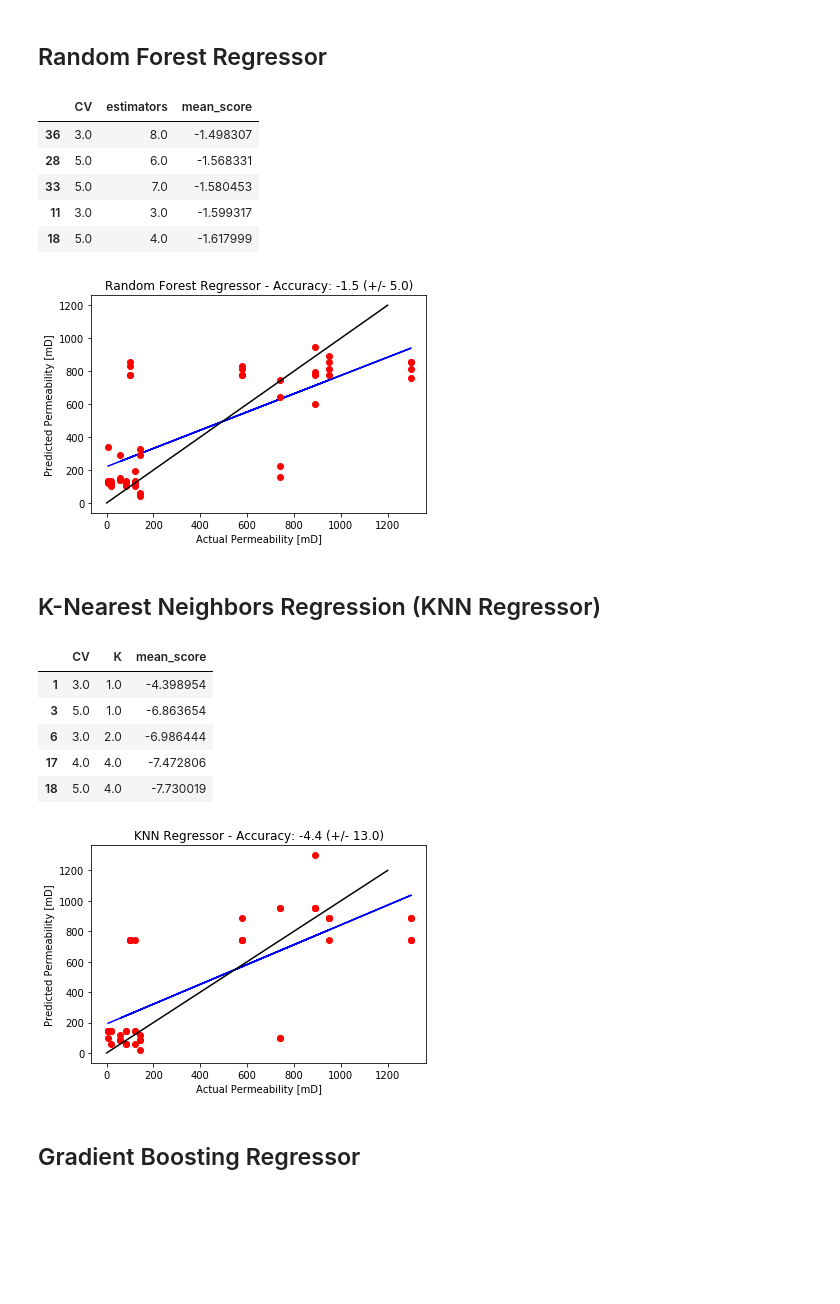
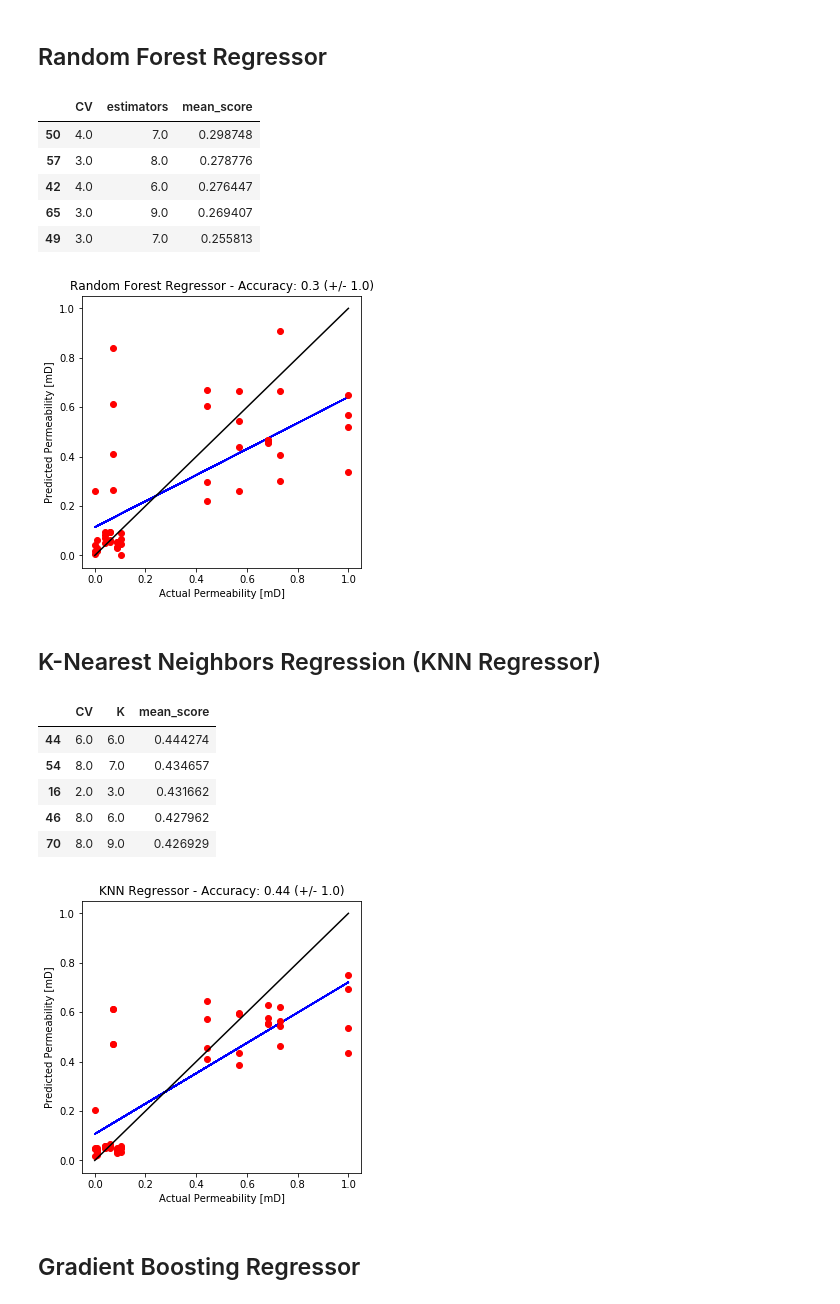
Before and after one commit to ChristianHallerX/DataScienceProjects, a Jupyter notebook: BP_Reservoir_Permeability.ipynb, the cells around one changed output. Drawn from its saved outputs; the diff is of its cells as text; code cells hidden in the pictures; blank space fills up the shorter version.

```diff
--- a/BP_Reservoir_Permeability.ipynb
+++ b/BP_Reservoir_Permeability.ipynb
@@ -344,13 +385,15 @@ plt.show()
 # %%
 from sklearn.tree import DecisionTreeRegressor
 
-TreeScore_df = pd.DataFrame(columns=['CV','mean_score'])
-max_CV = 7
+TreeScore_df = pd.DataFrame(columns=['CV','max_depth','mean_score'])
+max_CV = 10
+maxmax_depth = 10
 
-for i in range(2,max_CV):
-    clf = DecisionTreeRegressor(random_state=0)
-    scores = cross_val_score(clf, X, y, cv=i)
-    TreeScore_df = TreeScore_df.append({'CV' : i, 'mean_score' : scores.mean()}, ignore_index=True)
+for max_depth in range(1,maxmax_depth+1):
+    for i in range(2,max_CV):
+        clf = DecisionTreeRegressor(max_depth=max_depth,random_state=0)
+        scores = cross_val_score(clf, X, y, cv=i)
+        TreeScore_df = TreeScore_df.append({'CV' : i,'max_depth' : max_depth, 'mean_score' : scores.mean()}, ignore_index=True)
 
 TreeScore_df = TreeScore_df.sort_values(by=['mean_score'], ascending=False).head()
 TreeScore_df
@@ -364,7 +407,8 @@ TreeScore_df
 # %%
 best_cv = int(TreeScore_df.iloc[0,0])
+best_max_depth = int(TreeScore_df.iloc[0,1])
 
-clf = DecisionTreeRegressor(random_state=0)
+clf = DecisionTreeRegressor(max_depth=best_max_depth,random_state=0)
 scores = cross_val_score(clf, X, y, cv=best_cv)
 score_str = "Accuracy: {} (+/- {})".format(round(scores.mean(),2), round(scores.std() * 2),2)
 
@@ -375,9 +419,10 @@ linearRegressor = LinearRegression()
 linearRegressor.fit(y, y_hat)
 ygraph_pred = linearRegressor.predict(y)
 
+plt.figure(figsize=(5,5))
 plt.plot(y, ygraph_pred, color = 'blue')
 plt.plot(y, y_hat, 'ro')
-plt.plot([0, 1200], [0, 1200], 'k-')
+plt.plot([0, 1], [0, 1], 'k-')
 plt.title('DecisionTreeRegressor - {}'.format(score_str))
 plt.xlabel('Actual Permeability class [mD]')
 plt.ylabel('Predicted Permeability class [mD]')
@@ -390,10 +435,10 @@ plt.show()
 from sklearn.ensemble import RandomForestRegressor
 
 ForestScore_df = pd.DataFrame(columns=['CV','estimators','mean_score'])
-max_CV = 7
+max_CV = 10
 max_estimators = 10
 
-for estimator in range(1,max_estimators):
+for estimator in range(1,max_estimators+1):
     for i in range(2,max_CV):
         clf = RandomForestRegressor(n_estimators=estimator, random_state=0)
         scores = cross_val_score(clf, X, y.values.ravel(), cv=i)
@@ -403,11 +448,11 @@ ForestScore_df = ForestScore_df.sort_values(by=['mean_score'], ascending=False).
 ForestScore_df
 # %% [output]
 |  | CV | estimators | mean_score |
-| 36 | 3.0 | 8.0 | -1.498307 |
-| 28 | 5.0 | 6.0 | -1.568331 |
-| 33 | 5.0 | 7.0 | -1.580453 |
-| 11 | 3.0 | 3.0 | -1.599317 |
-| 18 | 5.0 | 4.0 | -1.617999 |
+| 50 | 4.0 | 7.0 | 0.298748 |
+| 57 | 3.0 | 8.0 | 0.278776 |
+| 42 | 4.0 | 6.0 | 0.276447 |
+| 65 | 3.0 | 9.0 | 0.269407 |
+| 49 | 3.0 | 7.0 | 0.255813 |
 # %%
 # this regressor seems to be very variable with the mean accuracy depending how the folds are being randomly selected. The data set seems to be too heterogenous and too small
 
@@ -425,15 +470,16 @@ linearRegressor = LinearRegression()
 linearRegressor.fit(y, y_hat)
 ygraph_pred = linearRegressor.predict(y)
 
+plt.figure(figsize=(5,5))
 plt.plot(y, ygraph_pred, color = 'blue')
 plt.plot(y, y_hat, 'ro')
-plt.plot([0, 1200], [0, 1200], 'k-')
+plt.plot([0, 1], [0, 1], 'k-')
 plt.title('Random Forest Regressor - {}'.format(score_str))
 plt.xlabel('Actual Permeability [mD]')
 plt.ylabel('Predicted Permeability [mD]')
 plt.show()
 # %% [output]
-[figure, old version]
+[figure, new version]
 # %% [markdown]
 ## K-Nearest Neighbors Regression (KNN Regressor)
 # %%
@@ -441,7 +487,7 @@ from sklearn.neighbors import KNeighborsRegressor
 
 KNNscore_df = pd.DataFrame(columns=['CV','K','mean_score'])
 max_K = 10
-max_CV = 7
+max_CV = 10
 
 for K in range(max_K):
     K = K+1
@@ -455,36 +501,37 @@ KNNscore_df = KNNscore_df.sort_values(by=['mean_score'], ascending=False).head()
 KNNscore_df
 # %% [output]
 |  | CV | K | mean_score |
-| 1 | 3.0 | 1.0 | -4.398954 |
-| 3 | 5.0 | 1.0 | -6.863654 |
-| 6 | 3.0 | 2.0 | -6.986444 |
-| 17 | 4.0 | 4.0 | -7.472806 |
-| 18 | 5.0 | 4.0 | -7.730019 |
+| 44 | 6.0 | 6.0 | 0.444274 |
+| 54 | 8.0 | 7.0 | 0.434657 |
+| 16 | 2.0 | 3.0 | 0.431662 |
+| 46 | 8.0 | 6.0 | 0.427962 |
+| 70 | 8.0 | 9.0 | 0.426929 |
 # %%
 best_cv = int(KNNscore_df.iloc[0,0])
 best_K = int(KNNscore_df.iloc[0,1])
 
 clf = KNeighborsRegressor(n_neighbors=best_K)
 scores = cross_val_score(clf, X, y, cv=best_cv)
 
 score_str = "Accuracy: {} (+/- {})".format(round(scores.mean(),2), round(scores.std() * 2),2)
 
 y_hat = cross_val_predict(clf, X, y, cv=best_cv)
 
 # regression predection vs actual
 linearRegressor = LinearRegression()
 linearRegressor.fit(y, y_hat)
 ygraph_pred = linearRegressor.predict(y)
 
+plt.figure(figsize=(5,5))
 plt.plot(y, ygraph_pred, color = 'blue')
 plt.plot(y, y_hat, 'ro')
-plt.plot([0, 1200], [0, 1200], 'k-')
+plt.plot([0, 1], [0, 1], 'k-')
 plt.title('KNN Regressor - {}'.format(score_str))
 plt.xlabel('Actual Permeability [mD]')
 plt.ylabel('Predicted Permeability [mD]')
 plt.show()
 # %% [output]
-[figure, old version]
+[figure, new version]
 # %% [markdown]
 ## Gradient Boosting Regressor
 # %%
```
Also changed, not shown: parts of 20 cells of this notebook.
